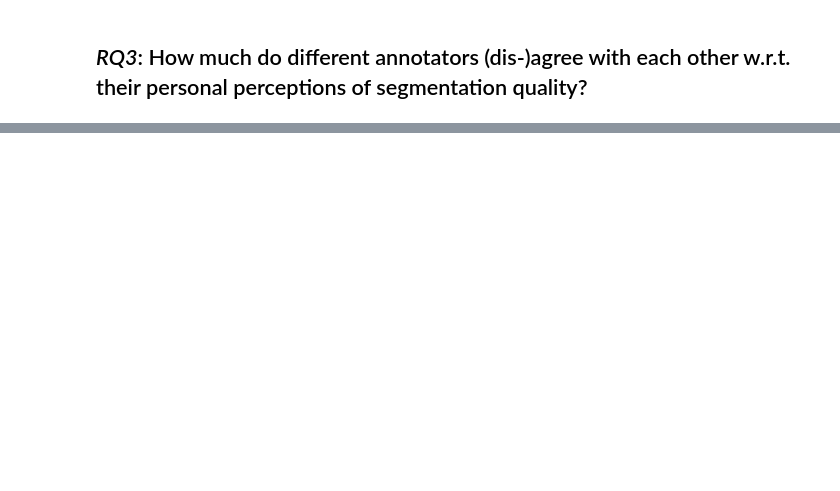
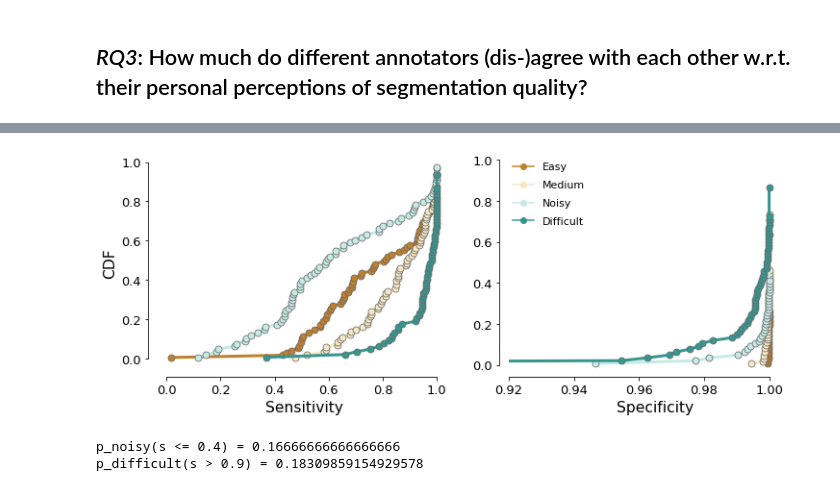
Before and after one commit to soupwaylee/masters-thesis-grabcut-cp-evaluation, a Jupyter notebook: disagreement_eval.ipynb, the cells around one changed output, grey strips where cells are left out. Cells and saved outputs as stored; diff of their text form; code cells hidden in the pictures; blank space fills up the shorter version.

```diff
--- a/disagreement_eval.ipynb
+++ b/disagreement_eval.ipynb
@@ -178,0 +86,2 @@ annotator_performance_df['image_id'] = annotator_performance_df['image_id'].asty
+# %%
+masks, staple_eval_data = get_staple_eval_data(img_id_ordered, grabcut_masks_df, computed_masks_dict)
@@ -179,3 +102,5 @@ annotator_performance_df['image_id'] = annotator_performance_df['image_id'].asty
+# %%
+annotator_performance_df = build_annotator_performance_df(img_id_ordered, staple_eval_data)
 # %%
 conn = sqlite3.connect('grabcutstudy.db')
 images_df = pd.read_sql_query('''select * from images''', conn)
@@ -951,0 +235,7 @@ plt.show()
+# %%
+sensitivities_difficulty_cdf, sensitivities_difficulty_cdf_df = get_cdf_comparison_visualization_df(
+    annotator_performance_df,
+    'sensitivity',
+    'difficulty',
+    difficulty_levels
+)
@@ -951,0 +247,7 @@ plt.show()
+# %%
+specificities_difficulty_cdf, specificities_difficulty_cdf_df = get_cdf_comparison_visualization_df(
+    annotator_performance_df,
+    'specificity',
+    'difficulty',
+    difficulty_levels
+)
@@ -951,0 +306,60 @@ plt.show()
+# %%
+kromp_cmap = sns.color_palette("PRGn", 4)
+# sns.palplot(kromp_cmap)
+
+sns.set_style({
+    'xtick.top': False,
+    'ytick.right': False,
+    'xtick.bottom': True,
+})
+
+f, ax = plt.subplots(1, 2, figsize=(12, 4))
+
+marker_style={
+    'markeredgecolor': 'dimgrey'
+}
+
+sns.lineplot(
+    data=sensitivities_difficulty_cdf_df,
+    x='xs',
+    y='ps',
+    dashes=False,
+    hue='difficulty', style='difficulty', ci=None, markers=['o', 'o', 'o', 'o'], linewidth=3, markersize=7, palette='BrBG', ax=ax[0], **marker_style
+)
+
+ax[0].set(ylabel="CDF")
+ax[0].set(xlabel="Sensitivity")
+ax[0].get_legend().remove()
+
+sns.lineplot(
+    data=specificities_difficulty_cdf_df,
+    x='xs',
+    y='ps',
+    dashes=False,
+    hue='difficulty', style='difficulty', ci=None, markers=['o', 'o', 'o', 'o'], linewidth=3, markersize=7, palette='BrBG', ax=ax[1], **marker_style
+)
+
+ax[1].set_ylim([-0.01, 1.01])
+ax[1].set_xlim([0.92, 1.01])
+ax[1].set(ylabel="")
+ax[1].set(xlabel="Specificity")
+
+l = plt.legend(loc='upper left', borderaxespad=0., labelspacing=0.8, frameon=False)
+
+sns.despine(offset=10, trim=True)
+plt.savefig('plots/sens_spec_cdfs.png', bbox_inches='tight')
+plt.savefig(f"plots_png_higher_res/sens_spec_cdfs.png", dpi=1000, bbox_inches='tight')
+plt.savefig(f"plots_pdf/sens_spec_cdfs.pdf", format='pdf', bbox_inches='tight')
+
+plt.show()
+# %% [output]
+[figure, added]
+# %%
+s = 0.4
+print(f'p_noisy(s <= {s}) = {sensitivities_difficulty_cdf[2].Prob(s)}')
+
+s = 0.9
+print(f'p_difficult(s > {s}) = {sensitivities_difficulty_cdf[3].Prob(s)}')
+# %% [output]
+p_noisy(s <= 0.4) = 0.16666666666666666
+p_difficult(s > 0.9) = 0.18309859154929578
```
Also changed, not shown: parts of 68 cells of this notebook, 2 other files.
